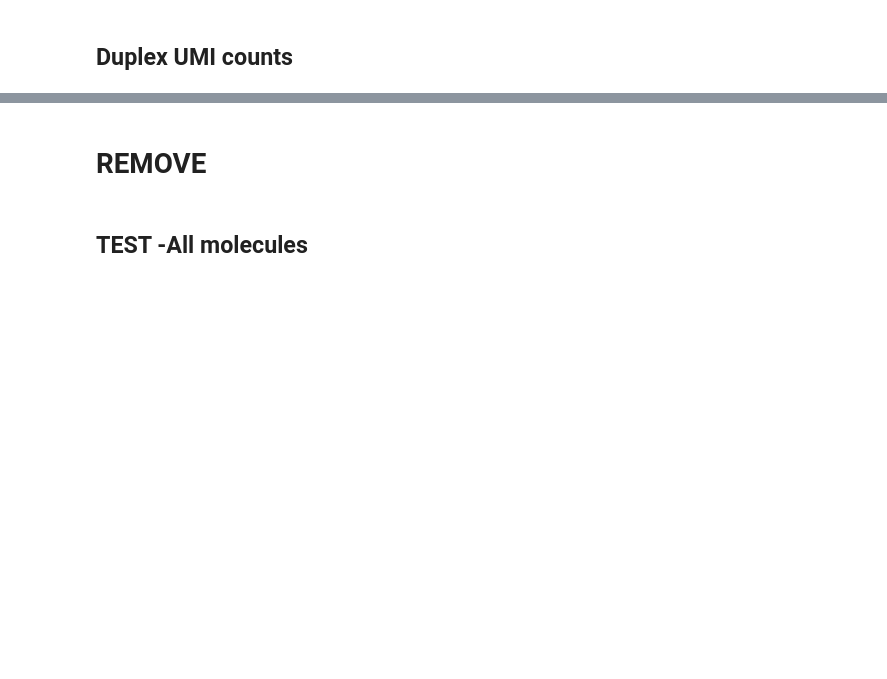
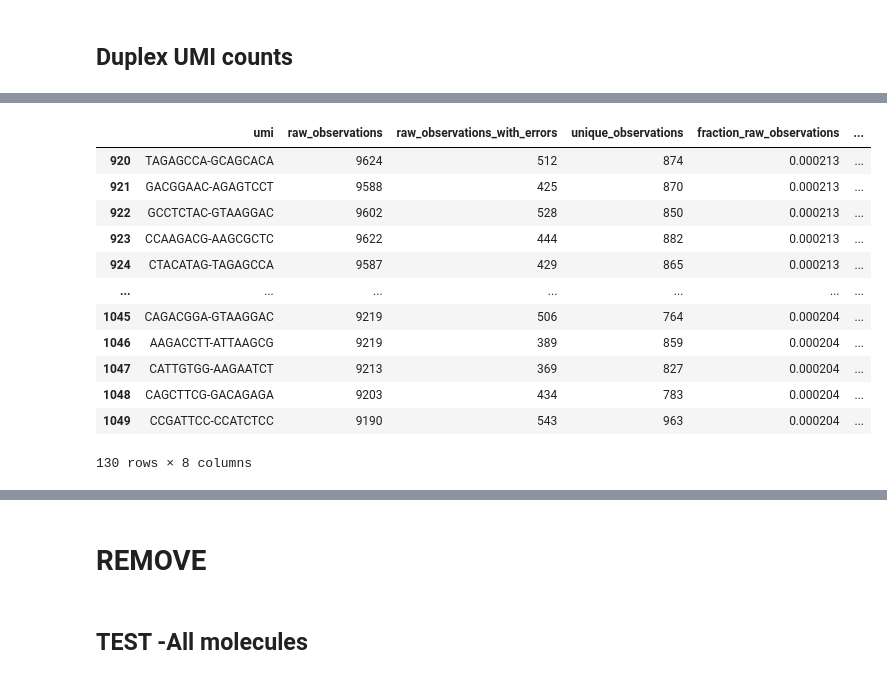
Before and after one commit to bbglab/DeepClone_protocol, a Jupyter notebook: supplementary_analysis/UMIcollisions/2026-03-20.same_cut_freq.ipynb, the cells around one changed output, grey strips where cells are left out. Drawn from its saved outputs; the diff is of its cells as text; code cells hidden in the pictures; blank space fills up the shorter version.

```diff
--- a/supplementary_analysis/UMIcollisions/2026-03-20.same_cut_freq.ipynb
+++ b/supplementary_analysis/UMIcollisions/2026-03-20.same_cut_freq.ipynb
@@ -343,3 +398,19 @@ umi_counts_data.head()
+# %%
+umi_counts_data.iloc[920:1050,:]
+# %% [output]
+|  | umi | raw_observations | raw_observations_with_errors | unique_observations | fraction_raw_observations | ... |
+| 920 | TAGAGCCA-GCAGCACA | 9624 | 512 | 874 | 0.000213 | ... |
+| 921 | GACGGAAC-AGAGTCCT | 9588 | 425 | 870 | 0.000213 | ... |
+| 922 | GCCTCTAC-GTAAGGAC | 9602 | 528 | 850 | 0.000213 | ... |
+| 923 | CCAAGACG-AAGCGCTC | 9622 | 444 | 882 | 0.000213 | ... |
+| 924 | CTACATAG-TAGAGCCA | 9587 | 429 | 865 | 0.000213 | ... |
+| ... | ... | ... | ... | ... | ... | ... |
+| 1045 | CAGACGGA-GTAAGGAC | 9219 | 506 | 764 | 0.000204 | ... |
+| 1046 | AAGACCTT-ATTAAGCG | 9219 | 389 | 859 | 0.000204 | ... |
+| 1047 | CATTGTGG-AAGAATCT | 9213 | 369 | 827 | 0.000204 | ... |
+| 1048 | CAGCTTCG-GACAGAGA | 9203 | 434 | 783 | 0.000204 | ... |
+| 1049 | CCGATTCC-CCATCTCC | 9190 | 543 | 963 | 0.000204 | ... |
+130 rows × 8 columns
 # %%
 for threshold in [0.95, 0.99, 0.995, 0.999]:
     major_freq_df = umi_counts_data[umi_counts_data["cummulative_fraction"] <= threshold]
```
Also changed, not shown: parts of 35 cells of this notebook, 1 other file.
